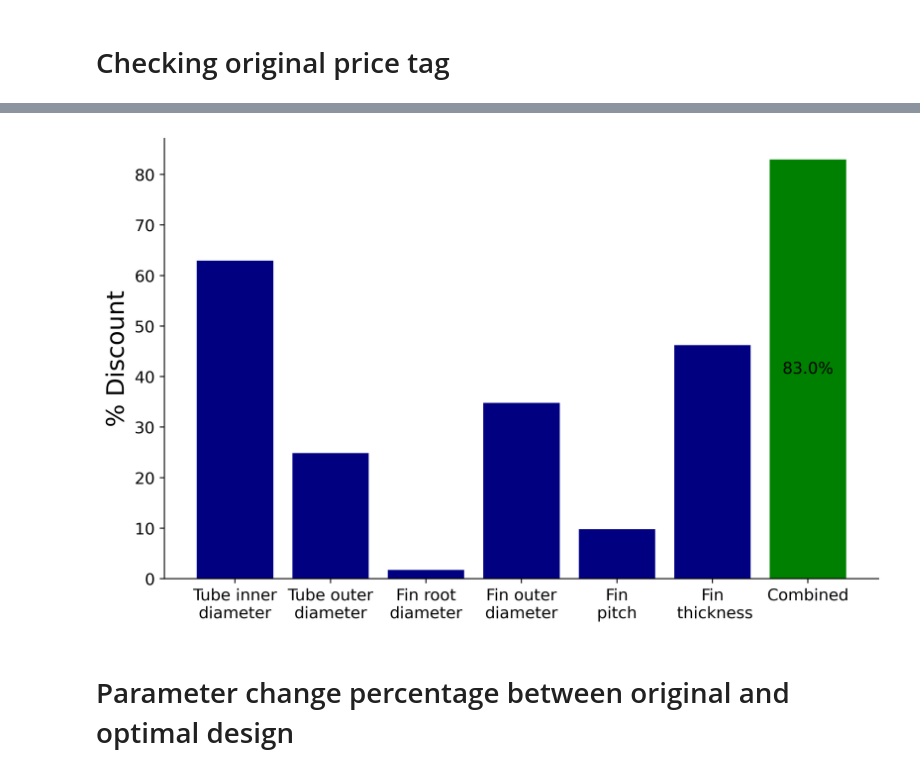
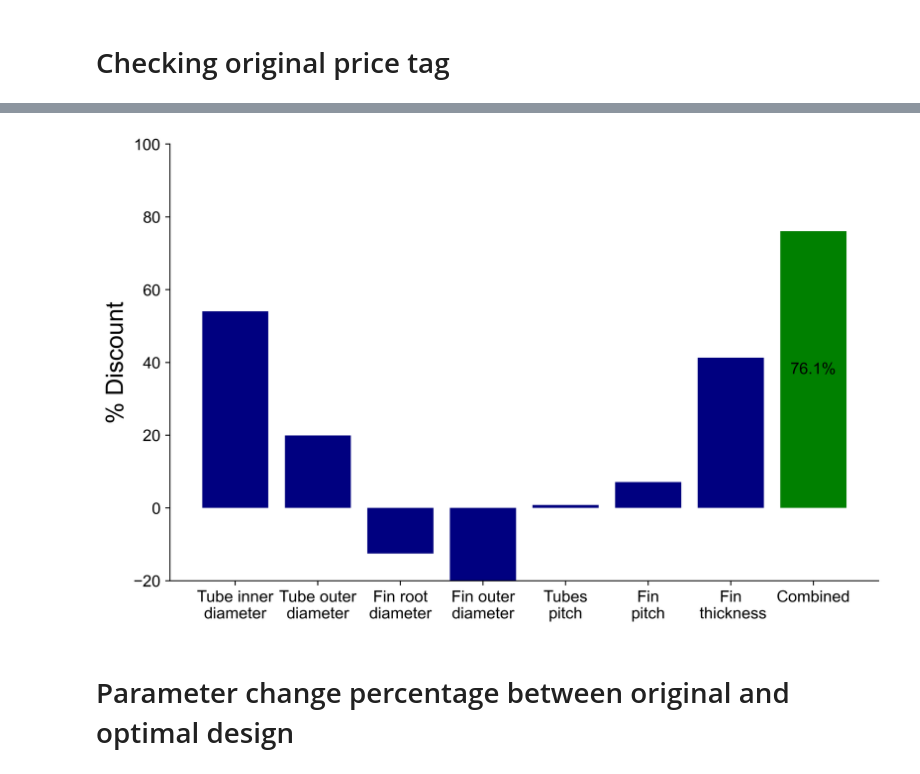
Before and after one commit to okitouni/solair, a Jupyter notebook: cost_calculation.ipynb, the cells around one changed output, grey strips where cells are left out. Saved outputs shown, nothing was run; the diff lists cells and outputs as text; code cells hidden in the pictures.

Commit message:
[bug] fixed error handling + None logfile + plots

```diff
--- a/cost_calculation.ipynb
+++ b/cost_calculation.ipynb
@@ -57,7 +77,8 @@ print(cost_orig)
 # %%
 costs = []
 n_segments = []
-for i in range(len(x_origin)):
+x_origin_ = x_origin[:-1]
+for i in range(len(x_origin_)):
     x_temp = x_origin.copy()
     x_temp[i] = x_best[i]
     cost, tube = get_cost(x_temp)
@@ -66,21 +87,22 @@ for i in range(len(x_origin)):
 # %%
 def savings(costs):
     return (cost_orig - np.array(costs))/ cost_orig * 100
 fig, ax = plt.subplots(figsize=(8, 5), dpi=400)
-plt.bar(range(len(x_origin)), savings(costs), color="navy")
-plt.bar(len(x_origin), savings(fX.min()), color="green")
-plt.xticks(range(len(x_origin)+1), ["Tube inner\ndiameter", "Tube outer\ndiameter", "Fin root\ndiameter", "Fin outer\ndiameter",
+plt.bar(range(len(x_origin_)), savings(costs), color="navy")
+plt.bar(len(x_origin_), savings(fX.min()), color="green")
+plt.xticks(range(len(x_origin_)+1), ["Tube inner\ndiameter", "Tube outer\ndiameter", "Fin root\ndiameter", "Fin outer\ndiameter",
 "Tubes\npitch", "Fin\npitch", "Fin\n thickness", "Combined"])
 plt.ylabel("% Discount", fontsize=18)
-ax.text(len(x_origin), savings(fX.min())/2, "{:.1f}%".format(savings(fX.min())), fontsize=12, ha='center', va='center')
+ax.text(len(x_origin_), savings(fX.min())/2, "{:.1f}%".format(savings(fX.min())), fontsize=12, ha='center', va='center')
+plt.ylim([-20, 100])
 # remove axes borders
 ax.spines['top'].set_visible(False)
 ax.spines['right'].set_visible(False)
 ax.patch.set_alpha(0.0)
 fig.tight_layout(pad=0)
 plt.savefig("savings.png")
 # %% [output]
-[figure, old version]
+[figure, new version]
 # %% [markdown]
 # Parameter change percentage between original and optimal design
 # %%
```
Also changed, not shown: parts of 10 cells of this notebook, 1 other file.
